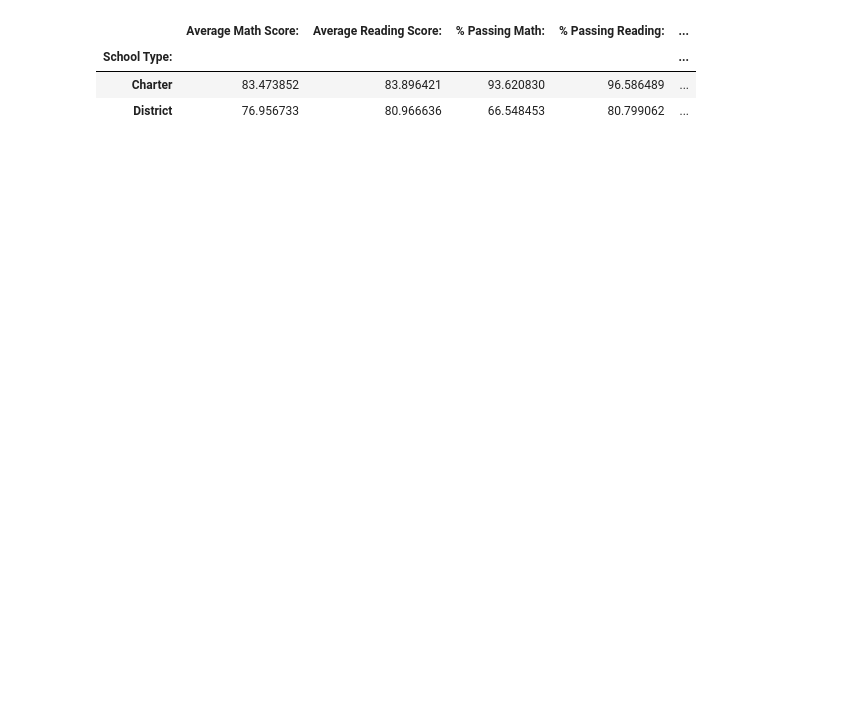
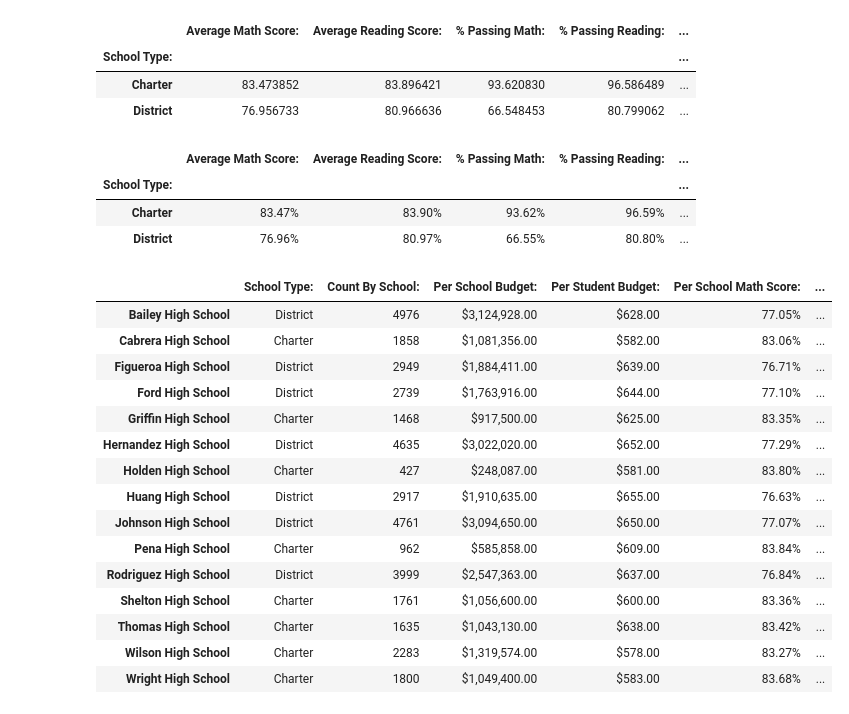
Before and after one commit to RichardMalo/pandas-challenge, a Jupyter notebook: PyCitySchools/Main.ipynb, the cells around one changed output. Cells and saved outputs as stored; diff of their text form; code cells hidden in the pictures; blank space fills up the shorter version.

```diff
--- a/PyCitySchools/Main.ipynb
+++ b/PyCitySchools/Main.ipynb
@@ -725,3 +775,43 @@ type_summary_df
 | School Type: |  |  |  |  | ... |
 | Charter | 83.473852 | 83.896421 | 93.620830 | 96.586489 | ... |
 | District | 76.956733 | 80.966636 | 66.548453 | 80.799062 | ... |
+# %%
+# Apply formating to make decimals to 2 digits
+type_summary_df["Average Math Score:"]=type_summary_df["Average Math Score:"].map("{:.2f}%".format)
+type_summary_df["Average Reading Score:"]=type_summary_df["Average Reading Score:"].map("{:.2f}%".format)
+type_summary_df["% Passing Math:"]=type_summary_df["% Passing Math:"].map("{:.2f}%".format)
+type_summary_df["% Passing Reading:"]=type_summary_df["% Passing Reading:"].map("{:.2f}%".format)
+type_summary_df["% Overall Passing:"]=type_summary_df["% Overall Passing:"].map("{:.2f}%".format)
+# Display Results
+type_summary_df
+# %% [output]
+|  | Average Math Score: | Average Reading Score: | % Passing Math: | % Passing Reading: | ... |
+| School Type: |  |  |  |  | ... |
+| Charter | 83.47% | 83.90% | 93.62% | 96.59% | ... |
+| District | 76.96% | 80.97% | 66.55% | 80.80% | ... |
+# %%
+# Apply formating to the main district summary file now that all calculations have been made using it.
+district_summary_perschool_df["Per School Math Score:"]=district_summary_perschool_df["Per School Math Score:"].map("{:.2f}%".format)
+district_summary_perschool_df["Per School Reading Score:"]=district_summary_perschool_df["Per School Reading Score:"].map("{:.2f}%".format)
+district_summary_perschool_df["% Passing Math:"]=district_summary_perschool_df["% Passing Math:"].map("{:.2f}%".format)
+district_summary_perschool_df["% Passing Reading:"]=district_summary_perschool_df["% Passing Reading:"].map("{:.2f}%".format)
+district_summary_perschool_df["% Overall Passing:"]=district_summary_perschool_df["% Overall Passing:"].map("{:.2f}%".format)
+# Display combined Data Frame with new formating.
+district_summary_perschool_df
+# %% [output]
+|  | School Type: | Count By School: | Per School Budget: | Per Student Budget: | Per School Math Score: | ... |
+| Bailey High School | District | 4976 | $3,124,928.00 | $628.00 | 77.05% | ... |
+| Cabrera High School | Charter | 1858 | $1,081,356.00 | $582.00 | 83.06% | ... |
+| Figueroa High School | District | 2949 | $1,884,411.00 | $639.00 | 76.71% | ... |
+| Ford High School | District | 2739 | $1,763,916.00 | $644.00 | 77.10% | ... |
+| Griffin High School | Charter | 1468 | $917,500.00 | $625.00 | 83.35% | ... |
+| Hernandez High School | District | 4635 | $3,022,020.00 | $652.00 | 77.29% | ... |
+| Holden High School | Charter | 427 | $248,087.00 | $581.00 | 83.80% | ... |
+| Huang High School | District | 2917 | $1,910,635.00 | $655.00 | 76.63% | ... |
+| Johnson High School | District | 4761 | $3,094,650.00 | $650.00 | 77.07% | ... |
+| Pena High School | Charter | 962 | $585,858.00 | $609.00 | 83.84% | ... |
+| Rodriguez High School | District | 3999 | $2,547,363.00 | $637.00 | 76.84% | ... |
+| Shelton High School | Charter | 1761 | $1,056,600.00 | $600.00 | 83.36% | ... |
+| Thomas High School | Charter | 1635 | $1,043,130.00 | $638.00 | 83.42% | ... |
+| Wilson High School | Charter | 2283 | $1,319,574.00 | $578.00 | 83.27% | ... |
+| Wright High School | Charter | 1800 | $1,049,400.00 | $583.00 | 83.68% | ... |
```
Also changed, not shown: parts of 21 cells of this notebook, 3 other files.
